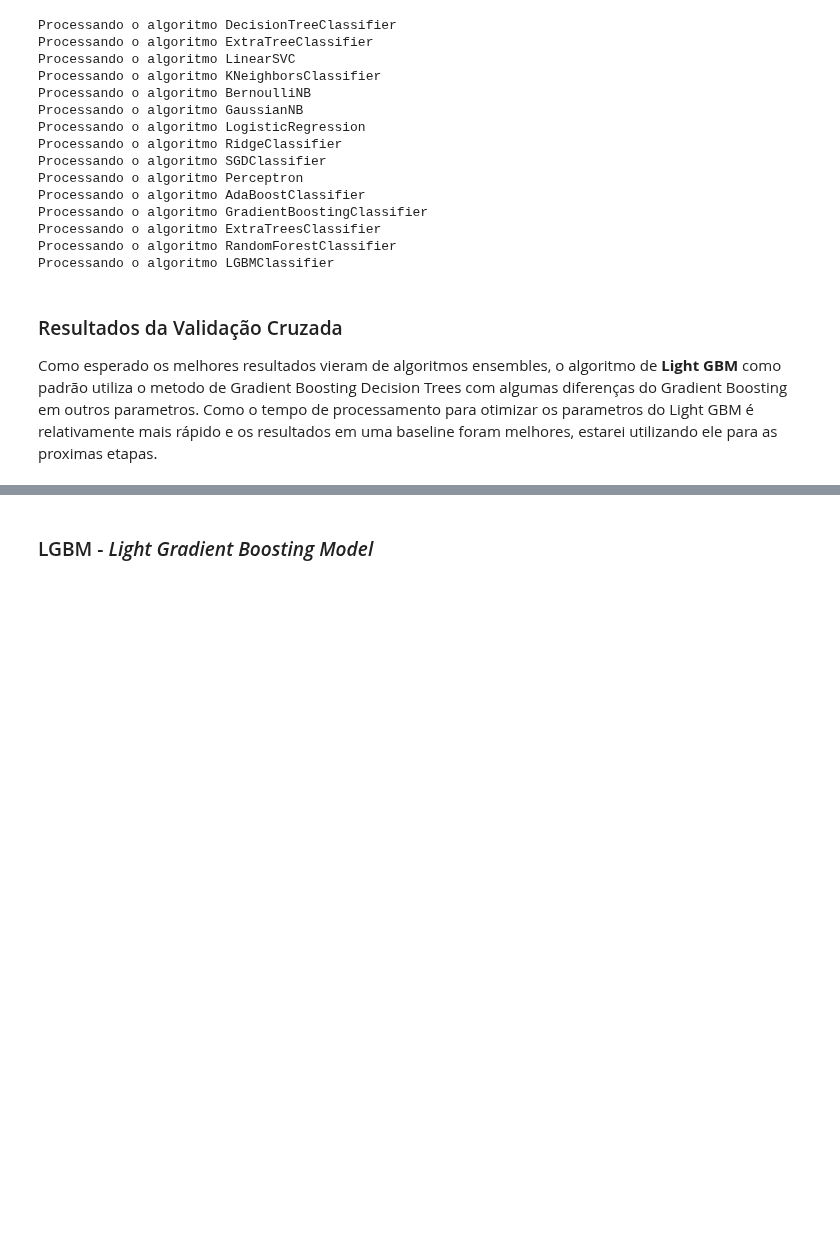
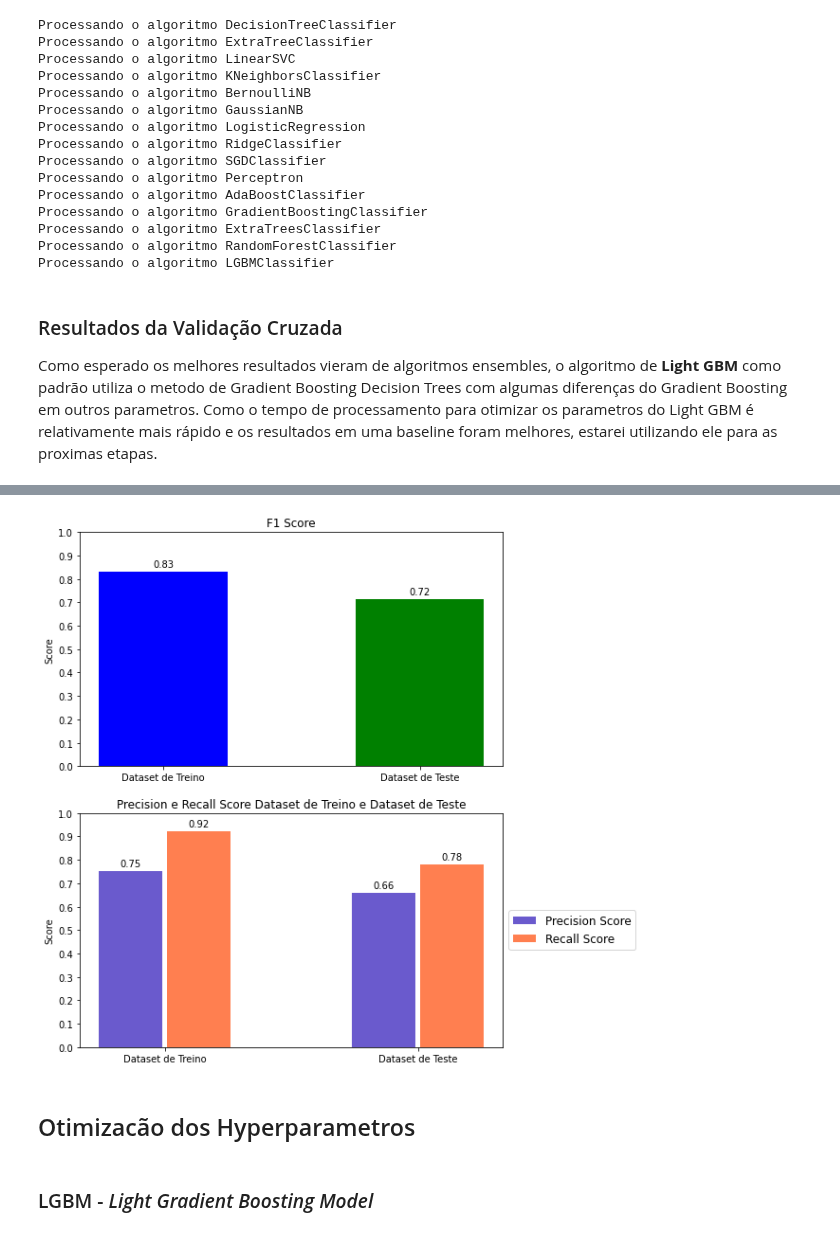
Before and after one commit to thifujikawa/clientes_olist, a Jupyter notebook: Modelling/modelling.ipynb, the cells around one changed output, grey strips where cells are left out. Drawn from its saved outputs; the diff is of its cells as text; code cells hidden in the pictures; blank space fills up the shorter version.

```diff
--- a/Modelling/modelling.ipynb
+++ b/Modelling/modelling.ipynb
@@ -716,26 +353,0 @@ AUC SCORE OOT Dataset: 0.86
-# %%
-
-grid_gboost =   {   "alg__loss" : ["deviance", "exponential"],
-                    "alg__learning_rate" : [0.01, 0.05, 0.06, 0.1, 0.15, 0.20],
-                    "alg__min_samples_split" : [0.003, 0.005, 0.007, 0.01 ],
-                    "alg__min_samples_leaf" : [10,20,50,70],
-                    "alg__max_depth" : [3,5,8],
-                    "alg__subsample" : [0.8]
-                }
-
-otimizacao_gboost = RandomizedSearchCV(     estimator=pipe_gboost, param_distributions=grid_gboost,
-                                                n_iter=200, n_jobs=-1, cv = cv_split,
-                                                scoring='roc_auc', verbose=1,
-                                                random_state=123)
-otimizacao_gboost.fit(X_train[features], y_train)
-resultados_gboost = pd.DataFrame(otimizacao_gboost.cv_results_)
-resultados_gboost.sort_values(by='rank_test_score', ascending= True, inplace=True)
-
-pipe_gboost.set_params(**otimizacao_gboost.best_params_).fit(X_train[features], y_train) # aplicando o melhores parametros do Randomized Search
-
-print("---------- Precison X Recall ----------")
-report(y_test,X_test, pipe_gboost, "Test Dataset")
-report(df_oot[target],df_oot[features], pipe_gboost, "OOT Dataset")
-
-print("--------------- ROC AUC ---------------")
-metricas_roc_auc(pipe_gboost, X_test, df_oot[features], y_test, df_oot[target])
@@ -770,3 +354,26 @@ AUC SCORE OOT Dataset: 0.88
+# %%
+#Elaboração do Pipeline
+preparation1 = ColumnTransformer( transformers=  [  ('numeric', num_enc, num_features)])
+pipe_lgbm = Pipeline([  ('prep' , preparation1),
+                        ('alg' , lgb.LGBMClassifier(is_unbalance =  True))])
+
+#Realizando o fit aos dados de Treino
+pipe_lgbm.fit(X_train, y_train)
+
+# Prevendo os valores para o dataset de Treino e Teste
+y_train_pred = pipe_lgbm.predict(X_train)
+y_teste_pred = pipe_lgbm.predict(X_test)
+
+#Carregando os scores
+resultados_train = classification_report(y_train, y_train_pred, target_names=["Vendeu", "Não Vendeu"], output_dict=True)
+resultados_teste = classification_report(y_test, y_teste_pred, target_names=["Vendeu", "Não Vendeu"], output_dict=True)
+
+#Plotando os resultados
+plot_f1_recxprec(labels=["Dataset de Treino", "Dataset de Teste"], resultados1= resultados_train, resultados2=resultados_teste)
+# %% [output]
+[figure, added]
+# %% [markdown]
+## Otimizacão dos Hyperparametros
 # %% [markdown]
 ###  LGBM - *Light Gradient Boosting Model*
 # %%
```
Also changed, not shown: parts of 41 cells of this notebook, 1 other file.
